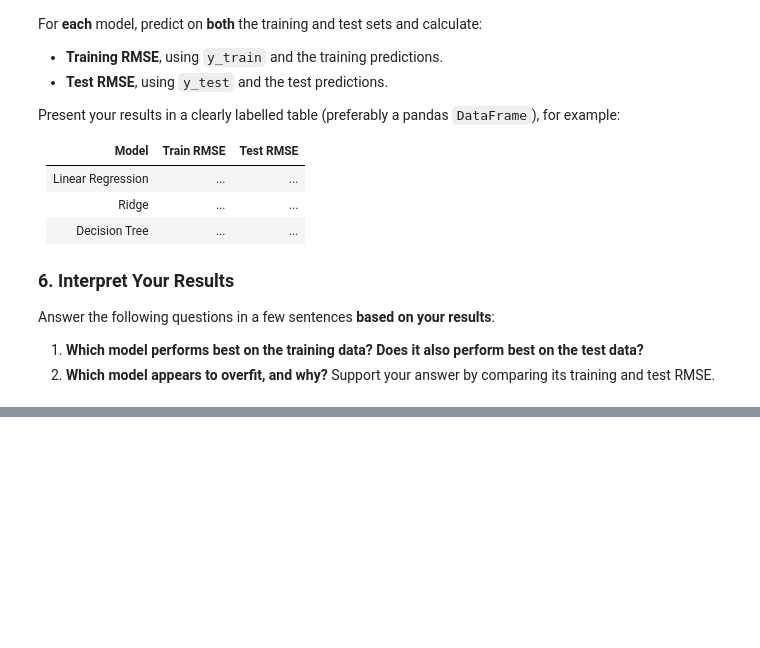
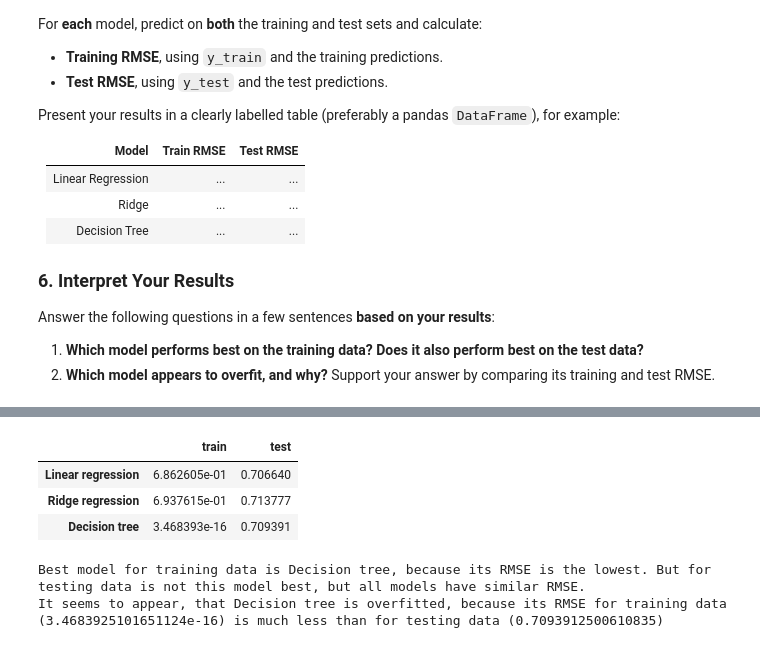
Before and after one commit to Tonda186/python-for-data-science, a Jupyter notebook: assignment5.ipynb, the cells around one changed output, grey strips where cells are left out. Saved outputs shown, nothing was run; the diff lists cells and outputs as text; code cells hidden in the pictures; blank space fills up the shorter version.

```diff
--- a/assignment5.ipynb
+++ b/assignment5.ipynb
@@ -607,0 +717,10 @@ Answer the following questions in a few sentences **based on your results**:
+# %%
+# Fitnutí a transformace na trénovací a testovací data
+X_train_prepared = preprocessor.fit_transform(X_train)
+X_test_prepared = preprocessor.transform(X_test)
+
+# Vypsání jednotlivých požadovaných vlastností
+print("Tvar upravené matice pro trénovací data je",X_train_prepared.shape," a pro testovací je",X_test_prepared.shape)
+print("Počet hodnot nan v X_train",np.isnan(X_train_prepared).sum())
+print("Počet hodnot nan v X_test",np.isnan(X_test_prepared).sum())
+print("Počet proměnných v preprocessingu:", len(preprocessor.get_feature_names_out()))
@@ -607,0 +775,41 @@ Answer the following questions in a few sentences **based on your results**:
+# %%
+from sklearn.metrics import mean_squared_error
+
+# Aplikace modelů v testovacích datech
+y_pred_linreg=model_linear.predict(X_test)
+y_pred_rid=model_rid.predict(X_test)
+y_pred_dec=model_dec.predict(X_test)
+
+# Aplikace modelů v trénovacích datech
+train_pred_linreg = model_linear.predict(X_train)
+train_pred_rid = model_rid.predict(X_train)
+train_pred_dec = model_dec.predict(X_train)
+
+# výpočet střední čtvercové chyby oro jednotlivé případy
+rmse_train_lin = np.sqrt(mean_squared_error(y_train, train_pred_linreg))
+rmse_train_rid = np.sqrt(mean_squared_error(y_train, train_pred_rid))
+rmse_train_dec = np.sqrt(mean_squared_error(y_train, train_pred_dec))
+rmse_test_lin = np.sqrt(mean_squared_error(y_test, y_pred_linreg))
+rmse_test_rig = np.sqrt(mean_squared_error(y_test, y_pred_rid))
+rmse_test_dec = np.sqrt(mean_squared_error(y_test, y_pred_dec))
+
+# Vytvoření dataframu z našich hodnot rmse
+rmse = pd.DataFrame([[rmse_train_lin,rmse_test_lin],
+                    [rmse_train_rid,rmse_test_rig],
+                    [rmse_train_dec,rmse_test_dec]],
+                    columns = ["train","test"],
+                    index = ["Linear regression","Ridge regression","Decision tree"])
+
+# vytvoření výstupu
+display(rmse)
+# %% [output]
+|  | train | test |
+| Linear regression | 6.862605e-01 | 0.706640 |
+| Ridge regression | 6.937615e-01 | 0.713777 |
+| Decision tree | 3.468393e-16 | 0.709391 |
+# %%
+print("Best model for training data is Decision tree, because its RMSE is the lowest. But for testing data is not this model best, but all models have similar RMSE.")
+print(f"It seems to appear, that Decision tree is overfitted, because its RMSE for training data ({rmse_train_dec}) is much less than for testing data ({rmse_test_dec})")
+# %% [output]
+Best model for training data is Decision tree, because its RMSE is the lowest. But for testing data is not this model best, but all models have similar RMSE.
+It seems to appear, that Decision tree is overfitted, because its RMSE for training data (3.4683925101651124e-16) is much less than for testing data (0.7093912500610835)
```
Also changed, not shown: parts of 6 cells of this notebook.
